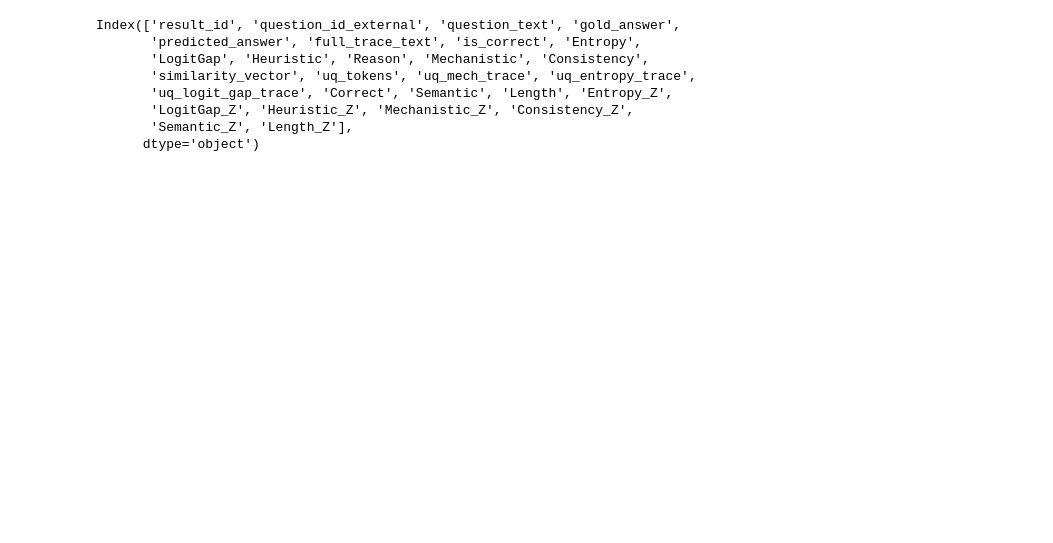
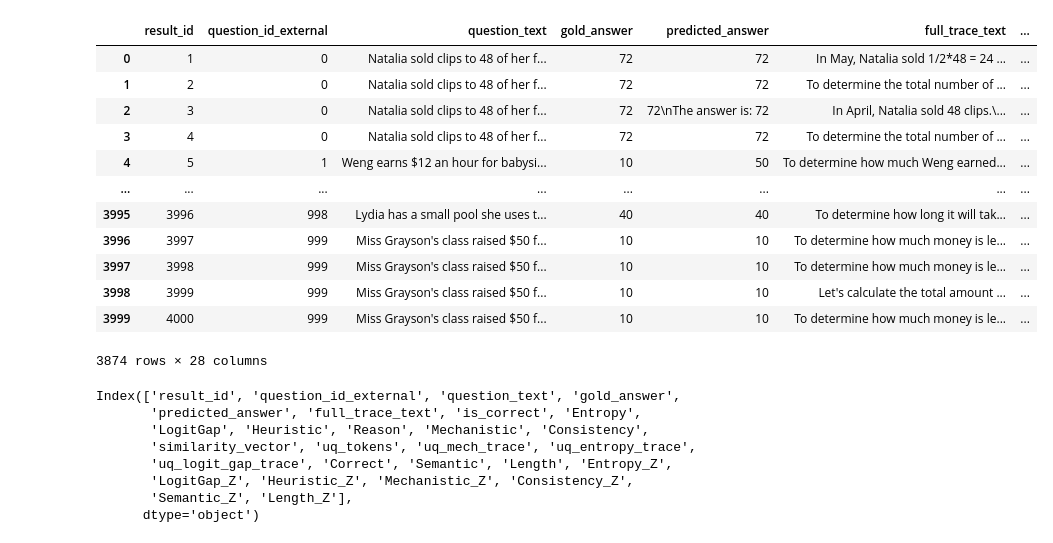
Before and after one commit to TroyDanielsProjects/Uncertainty-Aware-Error-Detection-and-Recovery, a Jupyter notebook: test.ipynb, the cells around one changed output. Cells and saved outputs as stored; diff of their text form; code cells hidden in the pictures; blank space fills up the shorter version.

```diff
--- a/test.ipynb
+++ b/test.ipynb
@@ -109,3 +242,19 @@ Loading Run: HUV_Benchmark_Optimized (ID: 1)
+# %%
+df
+# %% [output]
+|  | result_id | question_id_external | question_text | gold_answer | predicted_answer | full_trace_text | ... |
+| 0 | 1 | 0 | Natalia sold clips to 48 of her f... | 72 | 72 | In May, Natalia sold 1/2*48 = 24 ... | ... |
+| 1 | 2 | 0 | Natalia sold clips to 48 of her f... | 72 | 72 | To determine the total number of ... | ... |
+| 2 | 3 | 0 | Natalia sold clips to 48 of her f... | 72 | 72\nThe answer is: 72 | In April, Natalia sold 48 clips.\... | ... |
+| 3 | 4 | 0 | Natalia sold clips to 48 of her f... | 72 | 72 | To determine the total number of ... | ... |
+| 4 | 5 | 1 | Weng earns $12 an hour for babysi... | 10 | 50 | To determine how much Weng earned... | ... |
+| ... | ... | ... | ... | ... | ... | ... | ... |
+| 3995 | 3996 | 998 | Lydia has a small pool she uses t... | 40 | 40 | To determine how long it will tak... | ... |
+| 3996 | 3997 | 999 | Miss Grayson's class raised $50 f... | 10 | 10 | To determine how much money is le... | ... |
+| 3997 | 3998 | 999 | Miss Grayson's class raised $50 f... | 10 | 10 | To determine how much money is le... | ... |
+| 3998 | 3999 | 999 | Miss Grayson's class raised $50 f... | 10 | 10 | Let's calculate the total amount ... | ... |
+| 3999 | 4000 | 999 | Miss Grayson's class raised $50 f... | 10 | 10 | To determine how much money is le... | ... |
+3874 rows × 28 columns
 # %%
 len(df[df["gold_answer"] != df["predicted_answer"]])
 
```
Also changed, not shown: parts of 7 cells of this notebook, 3 other files.
